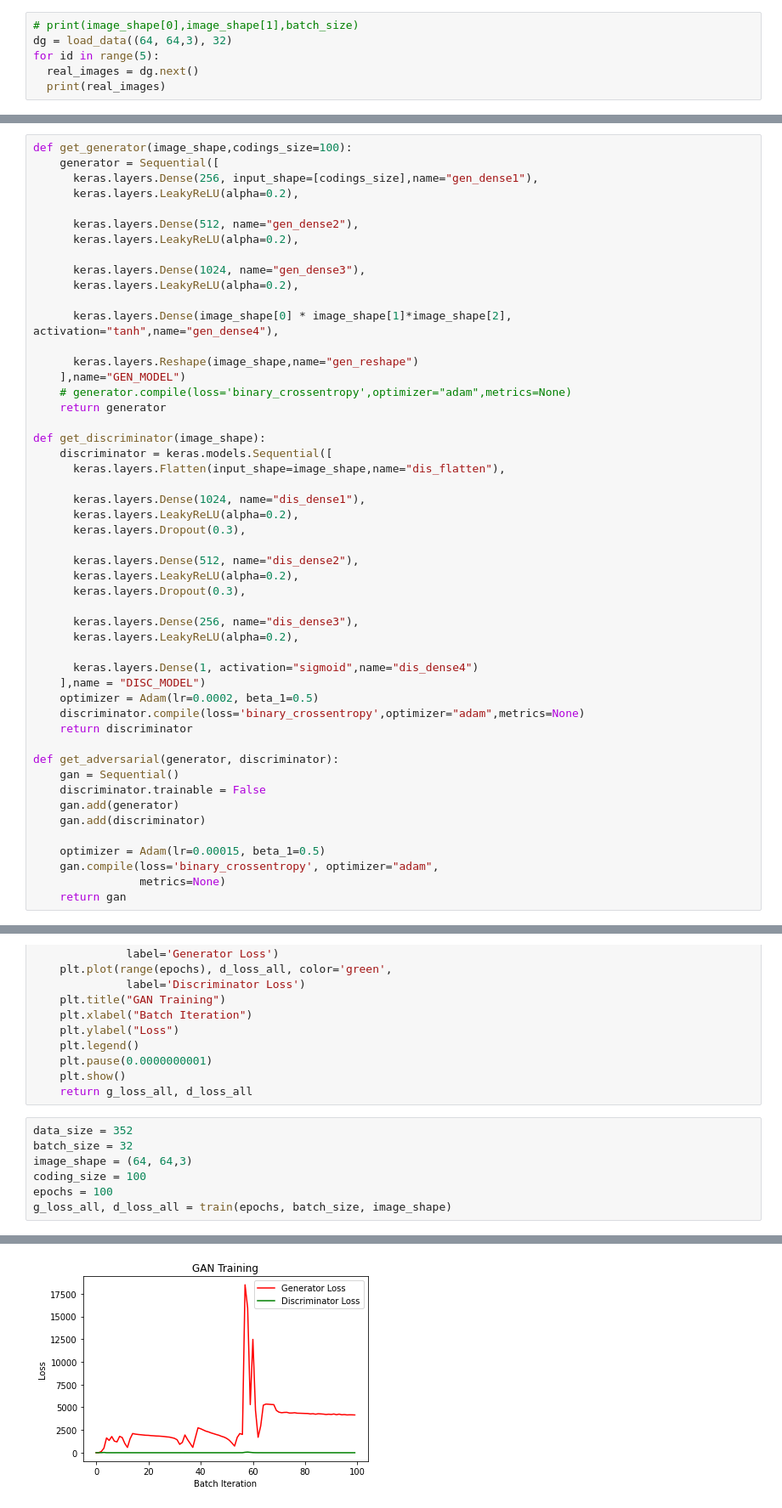
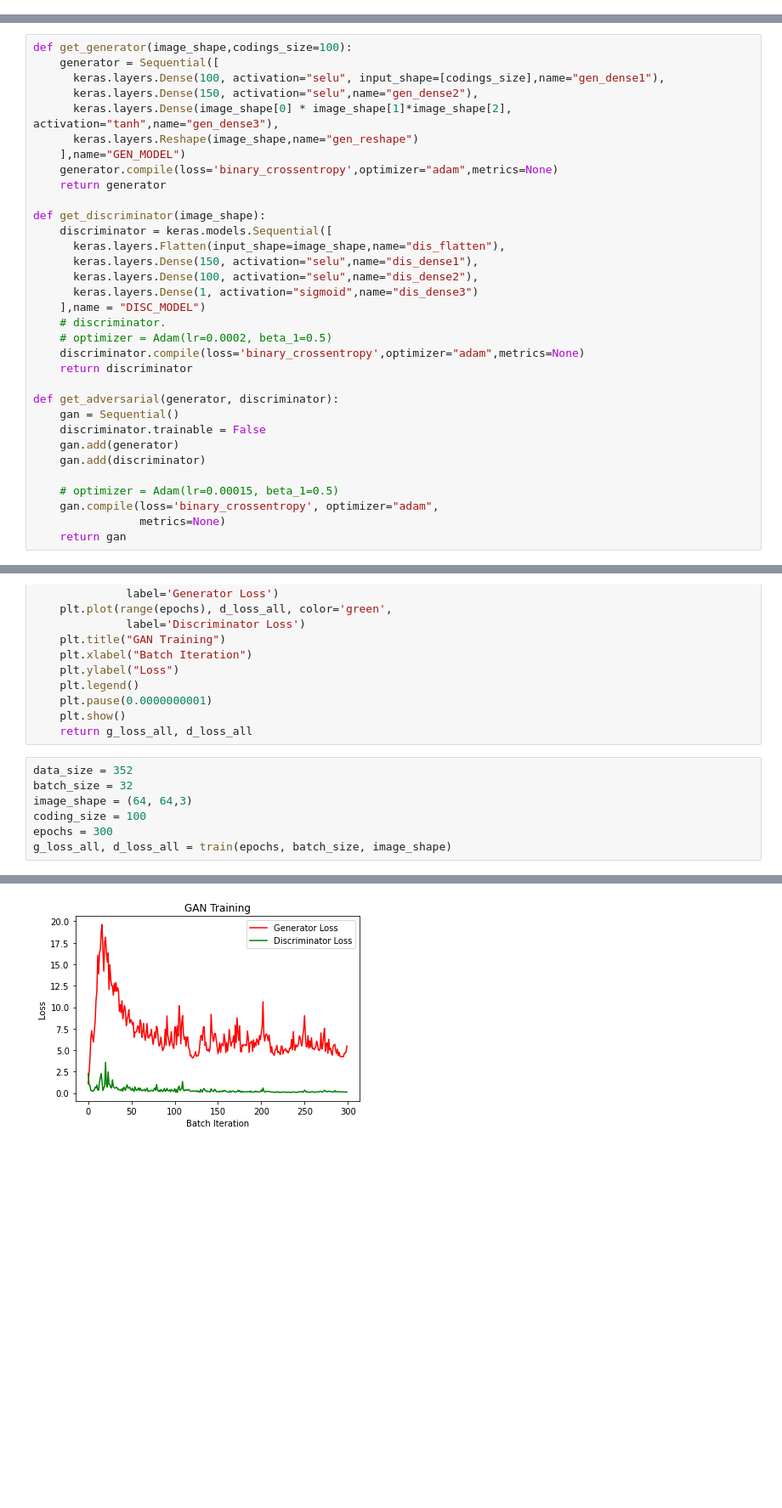
Before and after one commit to AliAkbarBadri/pokemon-gan, a Jupyter notebook: mlp.ipynb, the cells around one changed output, grey strips where cells are left out. Shown: that part at 85% size. Cells and saved outputs as stored; diff of their text form; blank space fills up the shorter version.

```diff
--- a/mlp.ipynb
+++ b/mlp.ipynb
@@ -70,12 +74,6 @@ def load_data(image_shape, batch_size):
         batch_size=batch_size,
         class_mode=None)
     return dataset_generator
-# %%
-# print(image_shape[0],image_shape[1],batch_size)
-dg = load_data((64, 64,3), 32)
-for id in range(5):
-  real_images = dg.next()
-  print(real_images)
 # %%
 ! mkdir "./new_images"
 # %%
@@ -108,40 +106,23 @@ def save_images(generated_images, epoch_no, batch_no):
 # %%
 def get_generator(image_shape,codings_size=100):
     generator = Sequential([
-      keras.layers.Dense(256, input_shape=[codings_size],name="gen_dense1"),
-      keras.layers.LeakyReLU(alpha=0.2),
-
-      keras.layers.Dense(512, name="gen_dense2"),
-      keras.layers.LeakyReLU(alpha=0.2),
-
-      keras.layers.Dense(1024, name="gen_dense3"),
-      keras.layers.LeakyReLU(alpha=0.2),
-
-      keras.layers.Dense(image_shape[0] * image_shape[1]*image_shape[2], activation="tanh",name="gen_dense4"),
-
+      keras.layers.Dense(100, activation="selu", input_shape=[codings_size],name="gen_dense1"),
+      keras.layers.Dense(150, activation="selu",name="gen_dense2"),
+      keras.layers.Dense(image_shape[0] * image_shape[1]*image_shape[2], activation="tanh",name="gen_dense3"),
       keras.layers.Reshape(image_shape,name="gen_reshape")
     ],name="GEN_MODEL")
-    # generator.compile(loss='binary_crossentropy',optimizer="adam",metrics=None)
+    generator.compile(loss='binary_crossentropy',optimizer="adam",metrics=None)
     return generator
 
 def get_discriminator(image_shape):
     discriminator = keras.models.Sequential([
       keras.layers.Flatten(input_shape=image_shape,name="dis_flatten"),
-
-      keras.layers.Dense(1024, name="dis_dense1"),
-      keras.layers.LeakyReLU(alpha=0.2),
-      keras.layers.Dropout(0.3),
-
-      keras.layers.Dense(512, name="dis_dense2"),
-      keras.layers.LeakyReLU(alpha=0.2),
-      keras.layers.Dropout(0.3),
-
-      keras.layers.Dense(256, name="dis_dense3"),
-      keras.layers.LeakyReLU(alpha=0.2),
-
-      keras.layers.Dense(1, activation="sigmoid",name="dis_dense4")
+      keras.layers.Dense(150, activation="selu",name="dis_dense1"),
+      keras.layers.Dense(100, activation="selu",name="dis_dense2"),
+      keras.layers.Dense(1, activation="sigmoid",name="dis_dense3")
     ],name = "DISC_MODEL")
-    optimizer = Adam(lr=0.0002, beta_1=0.5)
+    # discriminator.
+    # optimizer = Adam(lr=0.0002, beta_1=0.5)
     discriminator.compile(loss='binary_crossentropy',optimizer="adam",metrics=None)
     return discriminator
 
@@ -151,7 +132,7 @@ def get_adversarial(generator, discriminator):
     gan.add(generator)
     gan.add(discriminator)
 
-    optimizer = Adam(lr=0.00015, beta_1=0.5)
+    # optimizer = Adam(lr=0.00015, beta_1=0.5)
     gan.compile(loss='binary_crossentropy', optimizer="adam",
                 metrics=None)
     return gan
@@ -257,7 +238,7 @@ data_size = 352
 batch_size = 32
 image_shape = (64, 64,3)
 coding_size = 100
-epochs = 100
+epochs = 300
 g_loss_all, d_loss_all = train(epochs, batch_size, image_shape)
 # %% [output]
 Model: "GEN_MODEL"
@@ -280,4 +261,4 @@ epoch: 100, generator loss: 4157.650523792614, discriminator loss: 0.0, epoch to
-[figure, old version]
+[figure, new version]
 # %%
 plt.plot(range(epochs), g_loss_all, color='red')
 plt.title("Generator Loss")
```
Also changed, not shown: parts of 5 cells of this notebook.
